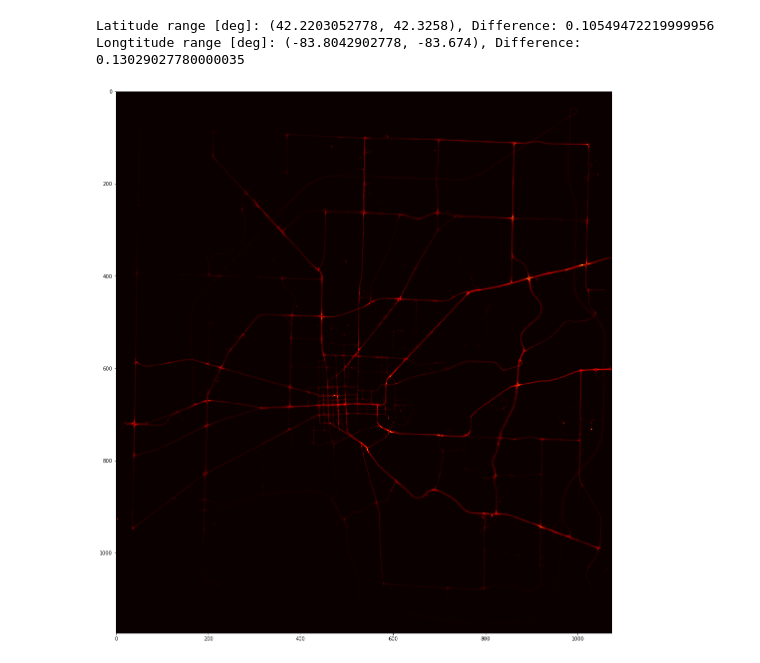
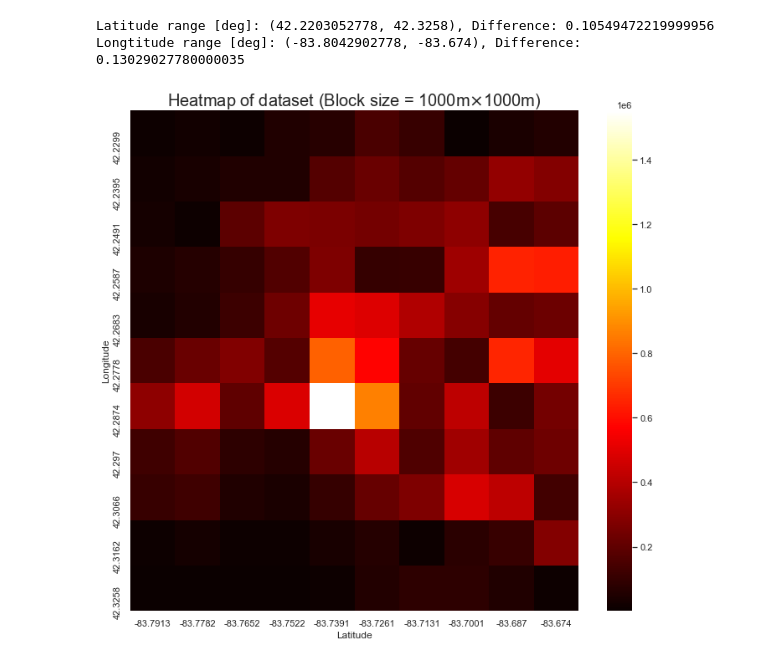
Before and after one commit to ZhuqiShawn/VED, a Jupyter notebook: Data Preparation.ipynb, the cells around one changed output. Saved outputs shown, nothing was run; the diff lists cells and outputs as text; code cells hidden in the pictures.

Commit message:
figure optimized

```diff
--- a/Data Preparation.ipynb
+++ b/Data Preparation.ipynb
@@ -46,10 +45,11 @@ Latitude range [deg]: (42.2203052778, 42.3258), Difference: 0.10549472219999956
 Longtitude range [deg]: (-83.8042902778, -83.674), Difference: 0.13029027780000035
 # %%
 from utils.geography import cal_edges
-grid_dist = 10 # in meters
+grid_dist = 1000 # in meters
 xedges, yedges = cal_edges(lat_range, lon_range, grid_dist)
+filename = './cached_vars/heatmap_file' + str(grid_dist)
 try:
-    heatmap_file = open('./cached_vars/heatmap_file', 'rb')
+    heatmap_file = open(filename, 'rb')
     g_d, heatmap = pickle.load(heatmap_file)
     heatmap_file.close()
     if grid_dist != g_d:
@@ -60,12 +60,23 @@ except:
         _, _, lat, lon = read_lat_lon(path+'/'+file)
         H, _, _ = np.histogram2d(lat, lon, bins=(xedges, yedges))
         heatmap += H
-    heatmap_file = open('./cached_vars/heatmap_file', 'wb')
+    heatmap_file = open(filename, 'wb')
     pickle.dump((grid_dist, heatmap), heatmap_file)
     heatmap_file.close()
+# %%
+heatmap = pd.DataFrame(heatmap)
+heatmap.index = [round(i,4) for i in xedges[1:]]
+heatmap.columns = [round(i,4) for i in yedges[1:]]
+heatmap.index.name = 'Longitude'
+heatmap.columns.name = 'Latitude'
 # %%
-plt.figure(figsize=(20,20))
-plt.imshow(heatmap, cmap='hot', interpolation='nearest')
+import matplotlib.pyplot as plt
+import seaborn as sns; sns.set_theme()
+
+plt.figure(figsize=(12,11))
+ax = sns.heatmap(heatmap, cmap='hot')
+plt.title(r"Heatmap of dataset (Block size = {}m$\times${}m)".format(grid_dist, grid_dist), fontsize=20)
+plt.savefig("./images/heatmap_{}.jpg".format(grid_dist))
 plt.show()
 # %% [output]
-[figure, old version]
+[figure, new version]
```
Also changed, not shown: parts of 1 cell of this notebook, 13 other files.
